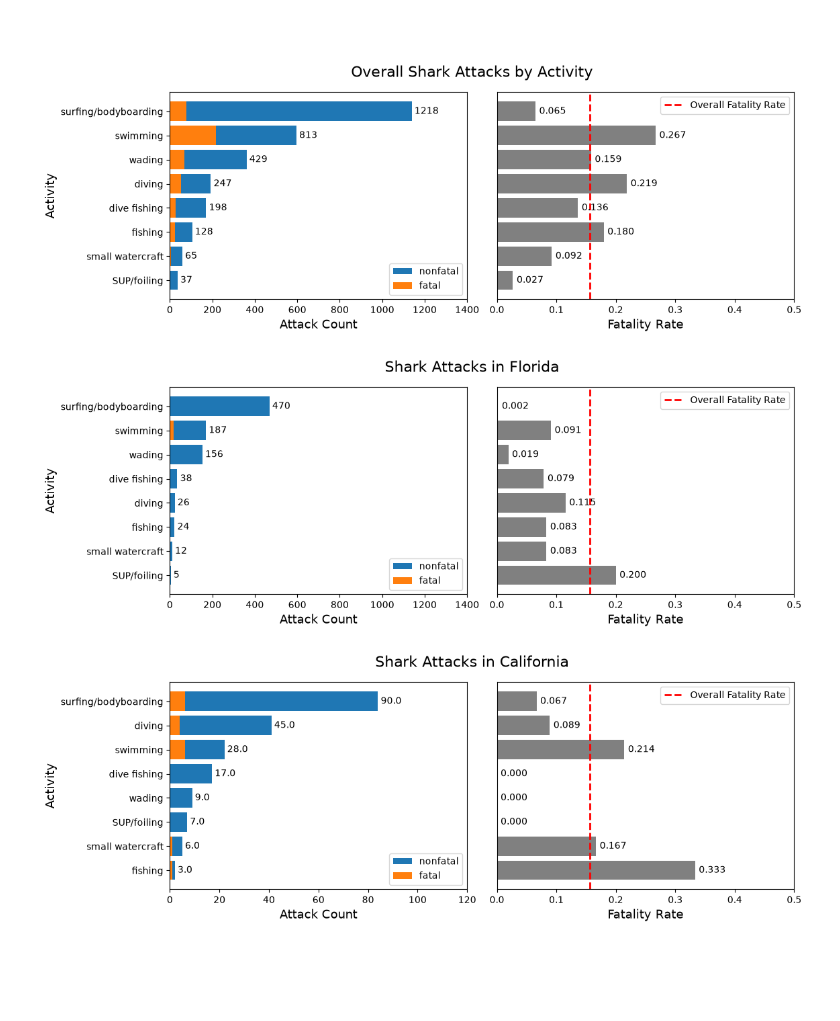
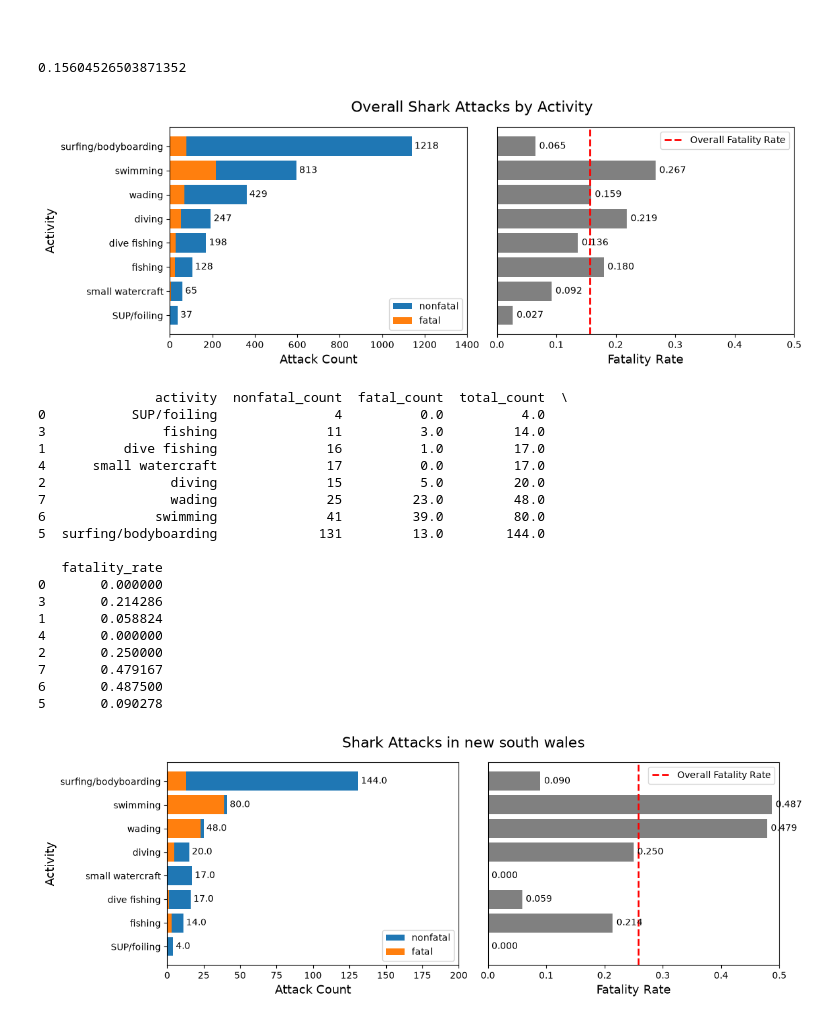
Before and after one commit to imalvarado/5650-final-project, a Jupyter notebook: code/confounders.ipynb, the cells around one changed output. Drawn from its saved outputs; the diff is of its cells as text; code cells hidden in the pictures; blank space fills up the shorter version.

Commit message:
confound visual in section

```diff
--- a/code/confounders.ipynb
+++ b/code/confounders.ipynb
@@ -61,7 +61,7 @@ def fatality_rate_plots(fatal_counts_df, prop_fatal, attribute_name: str, max_x=
     axes[1].set_xlabel("Fatality Rate", fontsize=13)
     fig.suptitle(title, fontsize=16)
 
-    plt.savefig(f"../figures/fatrate_plots_{attribute_name}.png", dpi=300, bbox_inches="tight")
+    # plt.savefig(f"../figures/fatrate_plots_{attribute_name}.png", dpi=300, bbox_inches="tight")
     plt.show()
 
 
@@ -72,6 +72,8 @@ def prep_for_viz(df, var_name):
     nonfatal_df = df[df["fatal"] == "N"]
     fatal_df = df[df["fatal"] == "Y"]
 
+    prop_fatal = len(fatal_df) / total_attacks
+
     counts1 = fatal_df.groupby(var_name).size().to_frame(name="fatal_count").reset_index()
     counts2 = nonfatal_df.groupby(var_name).size().to_frame(name="nonfatal_count").reset_index()
 
@@ -79,29 +81,43 @@ def prep_for_viz(df, var_name):
     counts["total_count"] = counts["fatal_count"] + counts["nonfatal_count"]
     counts["fatality_rate"] = counts["fatal_count"] / counts["total_count"]
 
-    counts.sort_values("total_count", ascending=True, inplace=True)
+    # counts.sort_values("total_count", ascending=True, inplace=True)
 
     return counts, prop_fatal
 # %% [markdown]
 ##
 # %%
 all_attacks, prop_fatal = prep_for_viz(attack_df, "activity")
+print(prop_fatal)
 fatality_rate_plots(all_attacks, attribute_name="activity", prop_fatal=prop_fatal, title="Overall Shark Attacks by Activity")
 # %% [output]
+0.15604526503871352
 [figure]
 # %%
-fl_attacks = attack_df[attack_df["state"] == "florida"]
-other_attacks = attack_df[attack_df["state"] != "florida"]
+nsw_attacks = attack_df[attack_df["state"] == "new south wales"]
+other_attacks = attack_df[attack_df["state"] != "new south wales"]
 
-fl_attacks, florida_prop = prep_for_viz(fl_attacks, "activity")
-fatality_rate_plots(fl_attacks, attribute_name="activity", prop_fatal=florida_prop, title="Shark Attacks in Florida")
+nsw_attacks, nsw_prop = prep_for_viz(nsw_attacks, "activity")
+print(nsw_attacks)
+fatality_rate_plots(nsw_attacks, attribute_name="activity", prop_fatal=nsw_prop, title="Shark Attacks in new south wales", max_x = 200)
 # %% [output]
+               activity  nonfatal_count  fatal_count  total_count  \
+0           SUP/foiling               4          0.0          4.0
+3               fishing              11          3.0         14.0
+1          dive fishing              16          1.0         17.0
+4      small watercraft              17          0.0         17.0
+2                diving              15          5.0         20.0
+7                wading              25         23.0         48.0
+6              swimming              41         39.0         80.0
+5  surfing/bodyboarding             131         13.0        144.0
+
+   fatality_rate
+0       0.000000
+3       0.214286
+1       0.058824
+4       0.000000
+2       0.250000
+7       0.479167
+6       0.487500
+5       0.090278
-[figure, old version]
+[figure, new version]
-# %%
-ca_attacks = attack_df[attack_df["state"] == "california"]
-other_attacks = attack_df[attack_df["state"] != "california"]
-
-ca_attacks, ca_prop = prep_for_viz(ca_attacks, "activity")
-fatality_rate_plots(ca_attacks, attribute_name="activity", prop_fatal=ca_prop, title="Shark Attacks in California", max_x = 120)
-# %% [output]
-[figure, removed]
```
Also changed, not shown: parts of 5 cells of this notebook, 6 other files.
